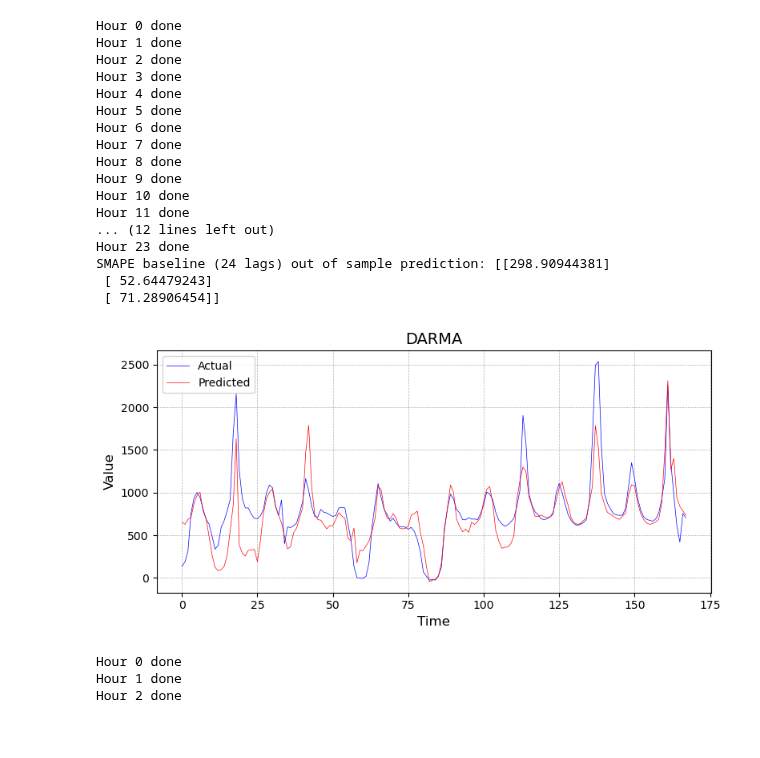
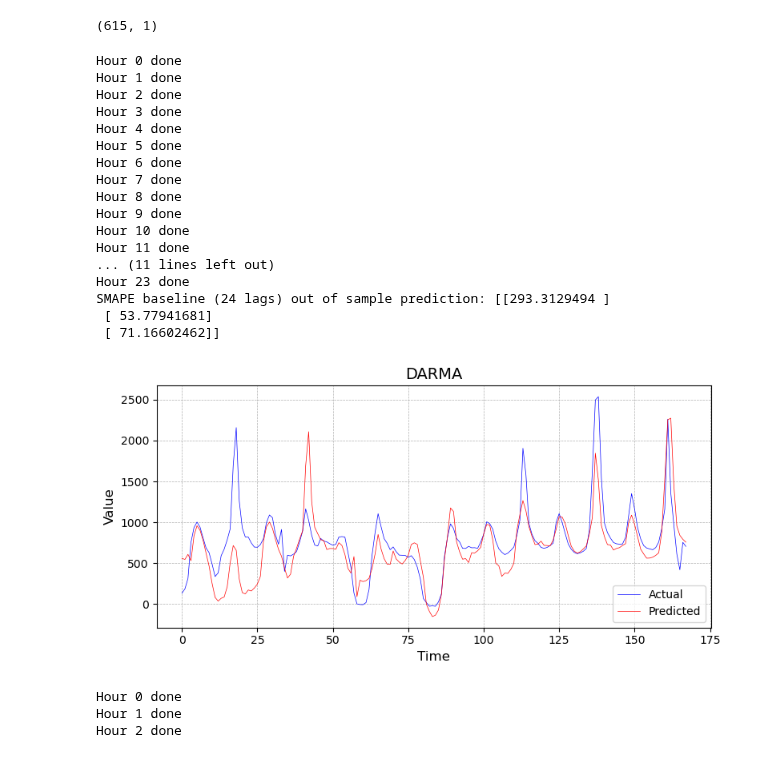
Before and after one commit to peterravn/Seminar-Adv-Finance, a Jupyter notebook: 7. DARMA Forecast.ipynb, the cells around one changed output. Saved outputs shown, nothing was run; the diff lists cells and outputs as text; code cells hidden in the pictures.

```diff
--- a/7. DARMA Forecast.ipynb
+++ b/7. DARMA Forecast.ipynb
@@ -29,50 +42,51 @@ The autoreload extension is already loaded. To reload it, use:
+# %%
+predictions_dict[0].shape
+# %% [output]
+(615, 1)
 # %%
 predictions_dict = {}
 
 for hour in range(24):
-    darma_mle_est = MLE_DARMA(y_train_deseason[hour])
 
-    if hour == 18:
-        print(darma_mle_est)
+    model = DAR(p=3)
 
+    model.fit(y_train_deseason[hour], dist="student-t")
 
-    darma_forecast = DARMA_forecast_array(darma_mle_est, y_test_deseason[hour].flatten())
-
-    predictions_dict[hour] = darma_forecast.reshape(-1,1) + y_test_season[hour]
+    predictions_dict[hour] = model.predict(y_test_deseason[hour])[:-1] + y_test_season[hour]
 
     print(f"Hour {hour} done")
 
 
 combined_predictions, combined_test = combine_24_hour_data(predictions_dict, y_test)
 
 rmse, smape, rmae = out_of_sample_pred(combined_test, combined_predictions)
 
 
 model_1 = np.array([[rmse], [smape], [rmae]])
 combined_predictions_model_1 = combined_predictions
 
 print(f'SMAPE baseline (24 lags) out of sample prediction: {model_1}')
 
 plot_actual_vs_predicted(combined_test, combined_predictions_model_1, "DARMA")
 # %% [output]
 Hour 0 done
 Hour 1 done
 Hour 2 done
 Hour 3 done
 Hour 4 done
 Hour 5 done
 Hour 6 done
 Hour 7 done
 Hour 8 done
 Hour 9 done
 Hour 10 done
 Hour 11 done
-... (12 lines left out)
+... (11 lines left out)
 Hour 23 done
-SMAPE baseline (24 lags) out of sample prediction: [[298.90944381]
- [ 52.64479243]
- [ 71.28906454]]
+SMAPE baseline (24 lags) out of sample prediction: [[293.3129494 ]
+ [ 53.77941681]
+ [ 71.16602462]]
-[figure, old version]
+[figure, new version]
 # %%
 predictions_dict = {}
 
```
Also changed, not shown: parts of 2 cells of this notebook, 1 other file.
